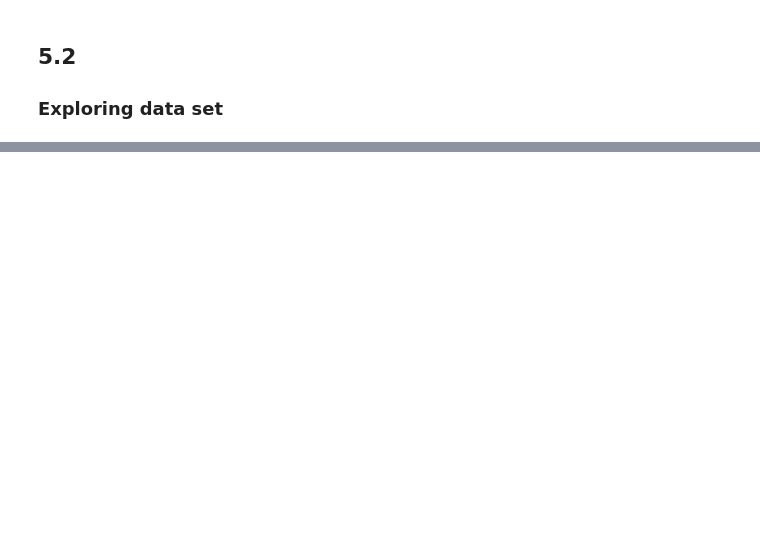
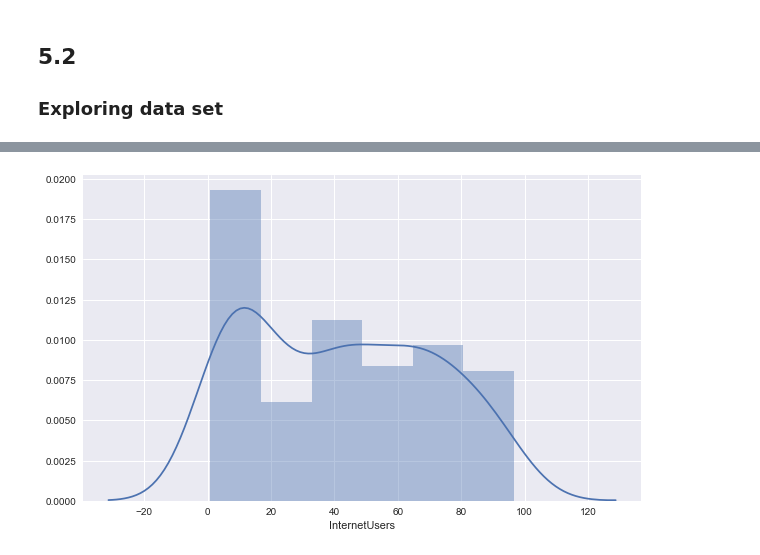
Before and after one commit to BCshirdavani/PythonAZ, a Jupyter notebook: Module 5 - Data Frames.ipynb, the cells around one changed output, grey strips where cells are left out. Saved outputs shown, nothing was run; the diff lists cells and outputs as text; code cells hidden in the pictures; blank space fills up the shorter version.

Commit message:
5.9 start
viz with seaborn

```diff
--- a/Module 5 - Data Frames.ipynb
+++ b/Module 5 - Data Frames.ipynb
@@ -74,0 +239,4 @@ stats2
+# %%
+# Mathematical operations
+# multiply columns
+result = stats.BirthRate * stats.InternetUsers
@@ -74,0 +252,3 @@ stats2
+# %%
+# add a column to dataframe
+stats['MyCalc'] = result
@@ -74,0 +264,4 @@ stats2
+# %%
+# Removing a column
+stats = stats.drop('MyCalc', axis = 1)
+stats.head()
@@ -74,0 +380,5 @@ stats2
+# %%
+import matplotlib.pyplot as plt
+import seaborn as sns
+%matplotlib inline
+plt.rcParams['figure.figsize'] = 10,6
@@ -74,0 +394,5 @@ stats2
+# %%
+# Distribution:
+vis1 = sns.distplot(stats.InternetUsers)
+# %% [output]
+[figure, added]
```
Also changed, not shown: parts of 48 cells of this notebook.
